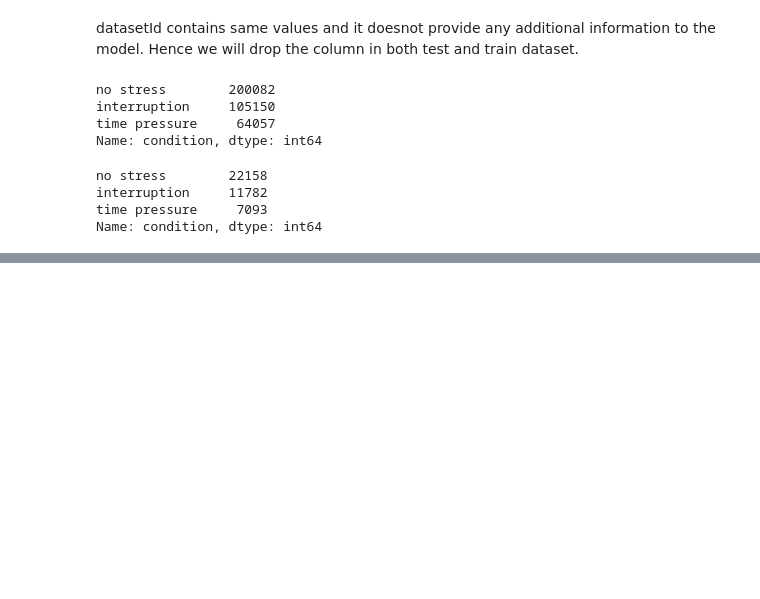
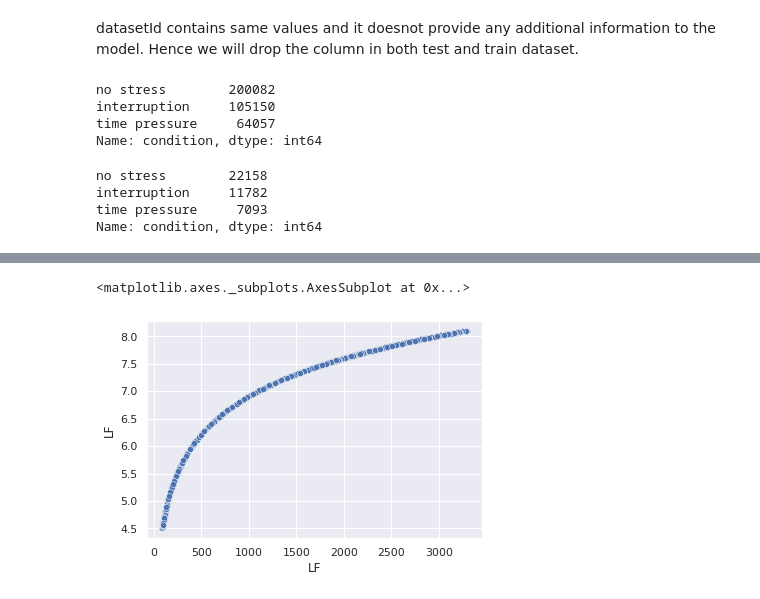
Before and after one commit to nandhukumar86/GL-hackathons-1, a Jupyter notebook: GL_hackathon_1_Nandha_POC.ipynb, the cells around one changed output, grey strips where cells are left out. Cells and saved outputs as stored; diff of their text form; code cells hidden in the pictures; blank space fills up the shorter version.

```diff
--- a/GL_hackathon_1_Nandha_POC.ipynb
+++ b/GL_hackathon_1_Nandha_POC.ipynb
@@ -249,0 +260,5 @@ df_test.head(5)
+# %%
+sns.scatterplot(df_train['LF'], np.log(df_train['LF']))
+# %% [output]
+<matplotlib.axes._subplots.AxesSubplot at 0x...>
+[figure, added]
```
Also changed, not shown: parts of 54 cells of this notebook.
